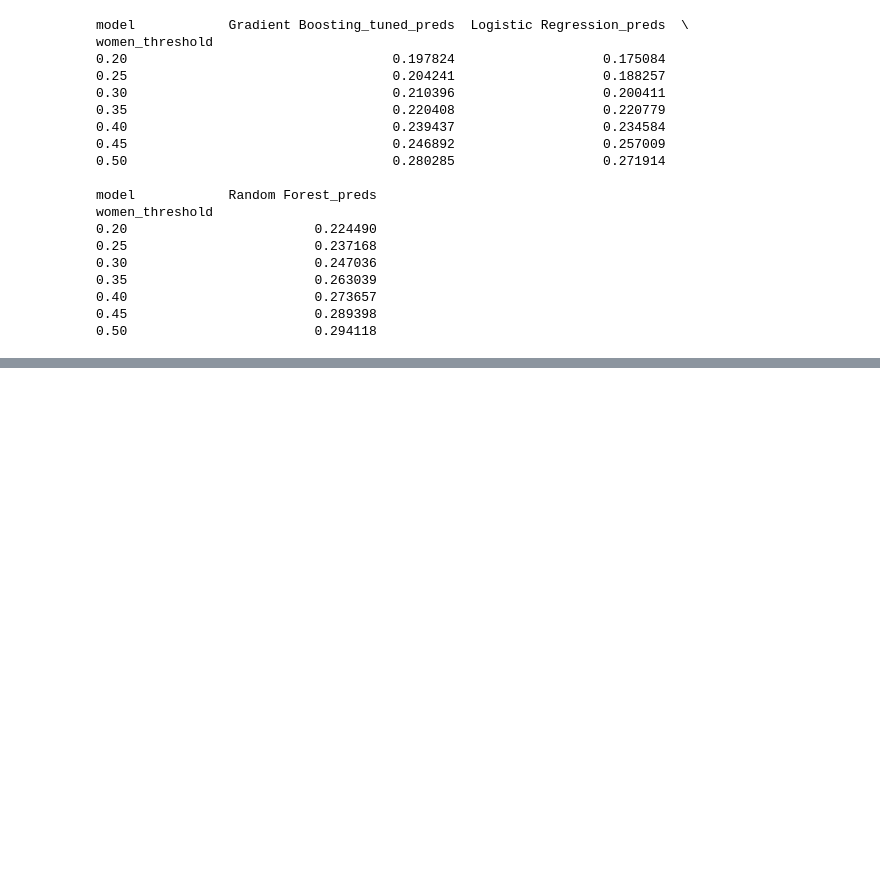
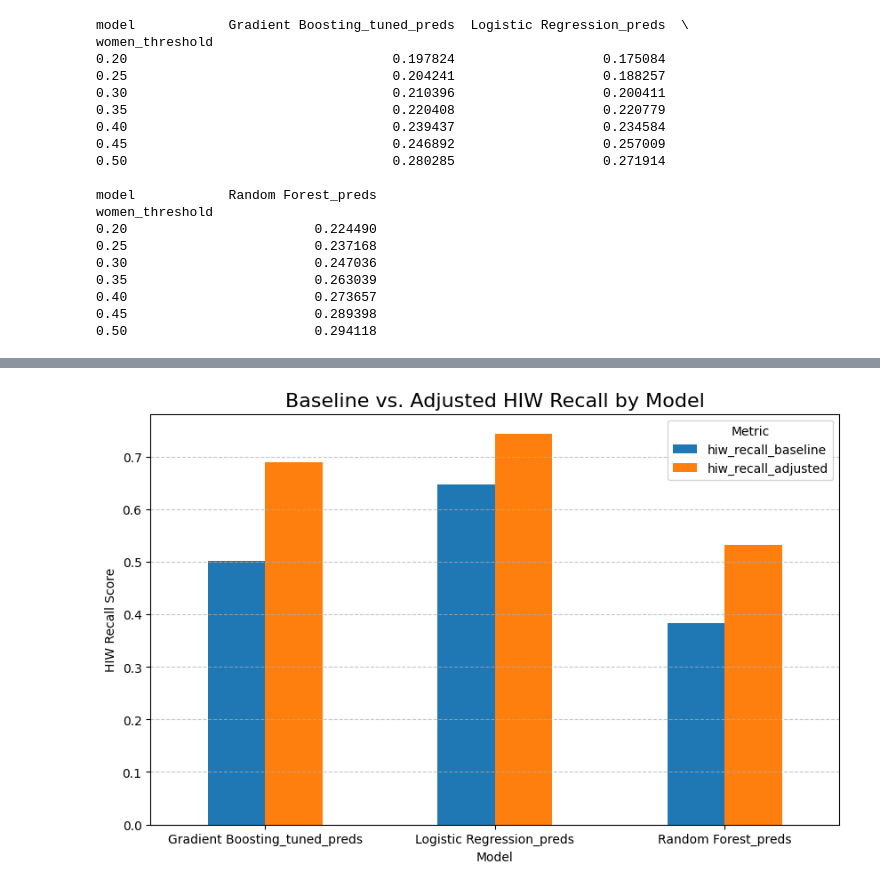
Before and after one commit to zoe05-44/Bias_Auditor, a Jupyter notebook: notebooks/threshold_testing.ipynb, the cells around one changed output, grey strips where cells are left out. Saved outputs shown, nothing was run; the diff lists cells and outputs as text; code cells hidden in the pictures; blank space fills up the shorter version.

Commit message:
Determined tradeoff and analysed chosen thresholds per model

```diff
--- a/notebooks/threshold_testing.ipynb
+++ b/notebooks/threshold_testing.ipynb
@@ -185,0 +188,17 @@ women_threshold
+# %%
+#logregressionthreshold = 0.4
+#gradientboostingthrehsold = 0.35
+#randomforestthrehsold = 0.3
+baseline_df = df_all_unique[df_all_unique['women_threshold']==0.5]
+
+adj_df = df_all_unique[((df_all_unique['women_threshold']==0.4)&(df_all_unique['model']=='Logistic Regression_preds'))|
+                                 ((df_all_unique['women_threshold']==0.35)&(df_all_unique['model']=='Gradient Boosting_tuned_preds'))|
+                                 ((df_all_unique['women_threshold']==0.30)&(df_all_unique['model']=='Random Forest_preds'))]
+
+comparison_df = baseline_df.merge(adj_df, how = 'inner', on = 'model', suffixes = ('_baseline','_adjusted'))
+
+#Calculate Differences
+comparison_df['delta_hiw_recall'] = comparison_df['hiw_recall_adjusted'] - comparison_df['hiw_recall_baseline']
+comparison_df['delta_accuracy'] = comparison_df['overall_accuracy_baseline'] - comparison_df['overall_accuracy_adjusted']  # FLIPPED
+comparison_df['additional_women'] = comparison_df['hiw_correct_adjusted'] - comparison_df['hiw_correct_baseline']
+comparison_df.head()
@@ -185,0 +211,12 @@ women_threshold
+# %%
+plot_df = comparison_df.set_index('model')[['hiw_recall_baseline','hiw_recall_adjusted']]
+plot_df.plot(kind='bar',figsize=(10,6),rot=0)
+
+plt.title('Baseline vs. Adjusted HIW Recall by Model', fontsize=16)
+plt.ylabel('HIW Recall Score')
+plt.xlabel('Model')
+plt.legend(title='Metric')
+plt.grid(axis='y', linestyle='--', alpha=0.7)
+plt.show()
+# %% [output]
+[figure, added]
```
Also changed, not shown: parts of 4 cells of this notebook, 1 other file.
